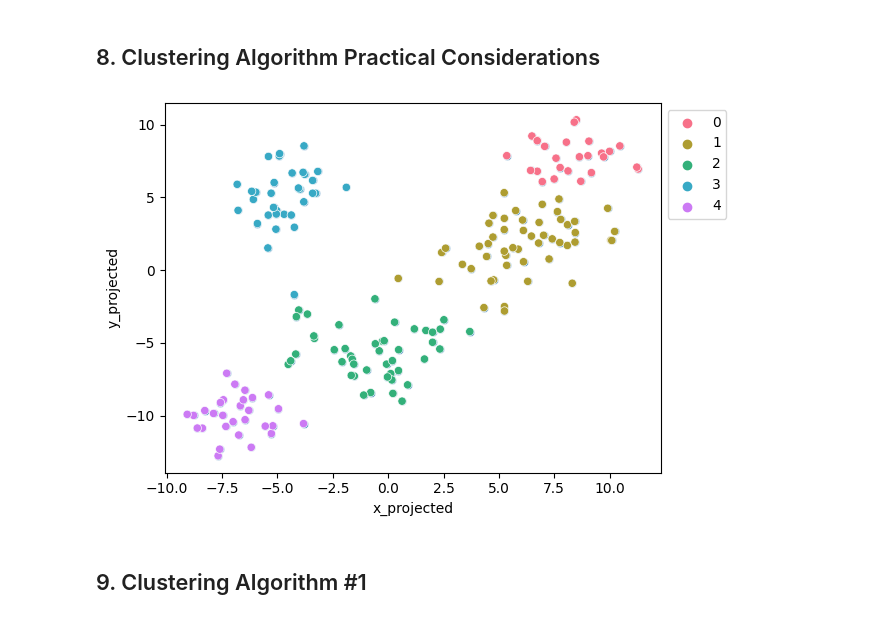
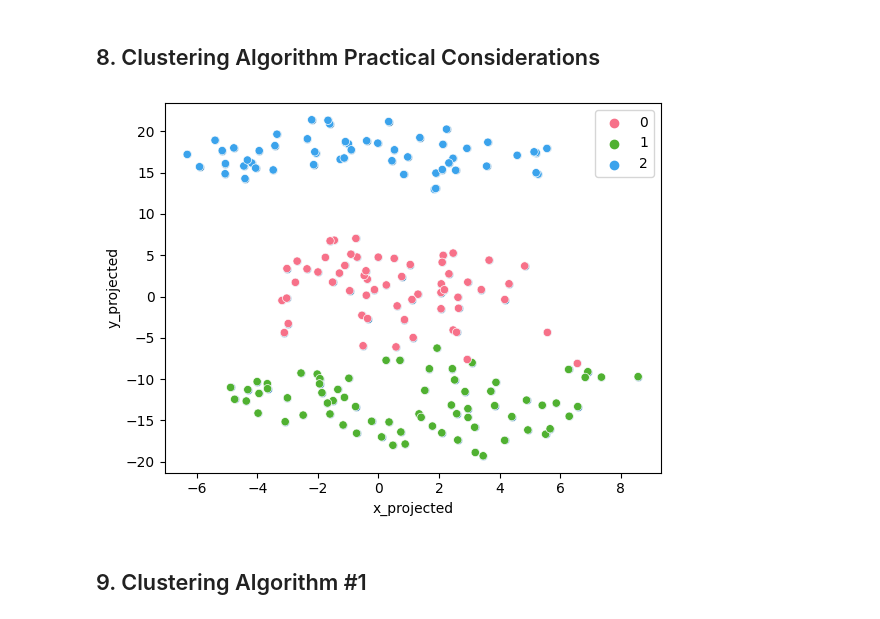
Before and after one commit to agrigortsuk/stat437project, a Jupyter notebook: new_dataset.ipynb, the cells around one changed output. Cells and saved outputs as stored; diff of their text form; code cells hidden in the pictures.

Commit message:
fixed tsnes

```diff
--- a/new_dataset.ipynb
+++ b/new_dataset.ipynb
@@ -395,15 +384,22 @@ df_no_nans['predicted_cluster']=fit_clusters
 # %%
-tsne = TSNE(n_components=2, perplexity=30, random_state=25)
+from kmodes.kprototypes import KPrototypes
+
+df_no_nans = df_scaled
+kp = KPrototypes(n_clusters=3, random_state=1000)
+fit_clusters = kp.fit_predict(df_no_nans, categorical=[12,13])
+df_no_nans['predicted_cluster']=fit_clusters
+
+tsne = TSNE(n_components=2, perplexity=25, random_state=100)
 data_tsne = tsne.fit_transform(df_no_nans.select_dtypes(include='number'))
 df_tsne = pd.DataFrame(data_tsne, columns=['x_projected', 'y_projected'])
 df_combo = pd.concat([df_no_nans.select_dtypes(include='number'), df_tsne], axis=1)
 sns.scatterplot(x='x_projected',y='y_projected', data=df_combo)
 
 
-sns.scatterplot(x='x_projected',y='y_projected', hue='predicted_cluster', palette=sns.color_palette("husl", 5), data=df_combo)
+sns.scatterplot(x='x_projected',y='y_projected', hue='predicted_cluster', palette=sns.color_palette("husl", 3), data=df_combo)
 plt.legend(bbox_to_anchor=(1,1))
 plt.show()
 # %% [output]
-[figure, old version]
+[figure, new version]
 # %% [markdown]
 ## 9. Clustering Algorithm #1
```
Also changed, not shown: parts of 5 cells of this notebook.
